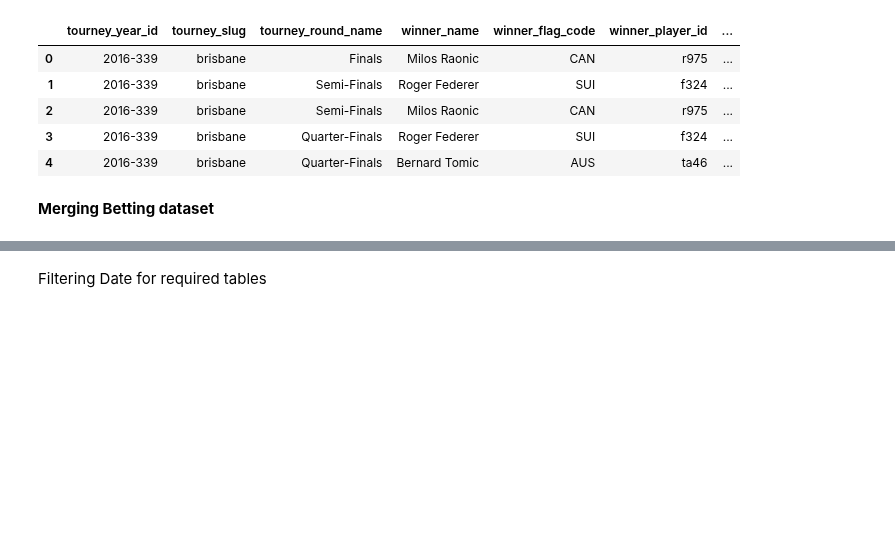
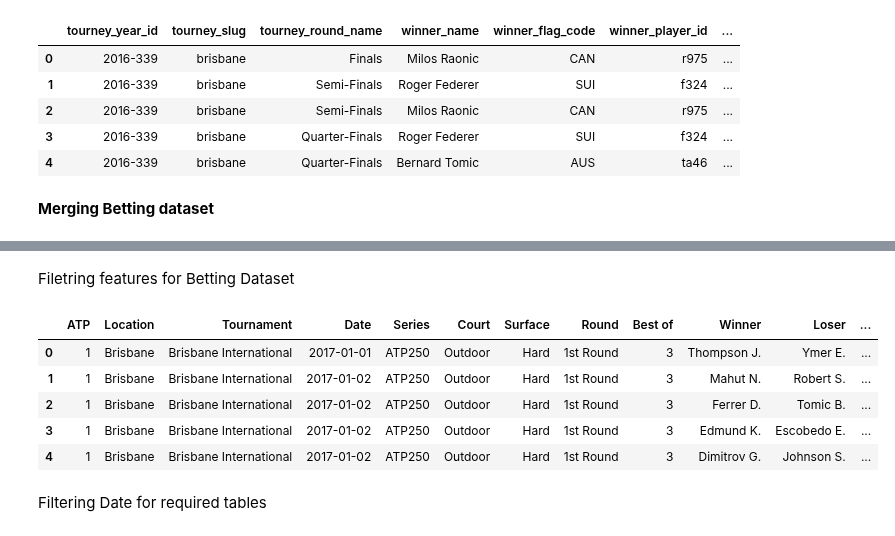
Before and after one commit to Farnaaaz/TenniMatchPrediction, a Jupyter notebook: TennisResultPrediction.ipynb, the cells around one changed output, grey strips where cells are left out. Drawn from its saved outputs; the diff is of its cells as text; code cells hidden in the pictures; blank space fills up the shorter version.

```diff
--- a/TennisResultPrediction.ipynb
+++ b/TennisResultPrediction.ipynb
@@ -178,3 +188,18 @@ df_merged.head()
+# %% [markdown]
+Filetring features for Betting Dataset
+# %%
+selected_columns = ['ATP','Location','Tournament','Date','Series','Court','Surface','Round','Best of','Winner','Loser','WRank','LRank']
+Betting_features = betting_merged[selected_columns]
+
+# Display the result
+Betting_features.head()
+# %% [output]
+|  | ATP | Location | Tournament | Date | Series | Court | Surface | Round | Best of | Winner | Loser | ... |
+| 0 | 1 | Brisbane | Brisbane International | 2017-01-01 | ATP250 | Outdoor | Hard | 1st Round | 3 | Thompson J. | Ymer E. | ... |
+| 1 | 1 | Brisbane | Brisbane International | 2017-01-02 | ATP250 | Outdoor | Hard | 1st Round | 3 | Mahut N. | Robert S. | ... |
+| 2 | 1 | Brisbane | Brisbane International | 2017-01-02 | ATP250 | Outdoor | Hard | 1st Round | 3 | Ferrer D. | Tomic B. | ... |
+| 3 | 1 | Brisbane | Brisbane International | 2017-01-02 | ATP250 | Outdoor | Hard | 1st Round | 3 | Edmund K. | Escobedo E. | ... |
+| 4 | 1 | Brisbane | Brisbane International | 2017-01-02 | ATP250 | Outdoor | Hard | 1st Round | 3 | Dimitrov G. | Johnson S. | ... |
 # %% [markdown]
 Filtering Date for required tables
 # %%
```
Also changed, not shown: parts of 4 cells of this notebook.
